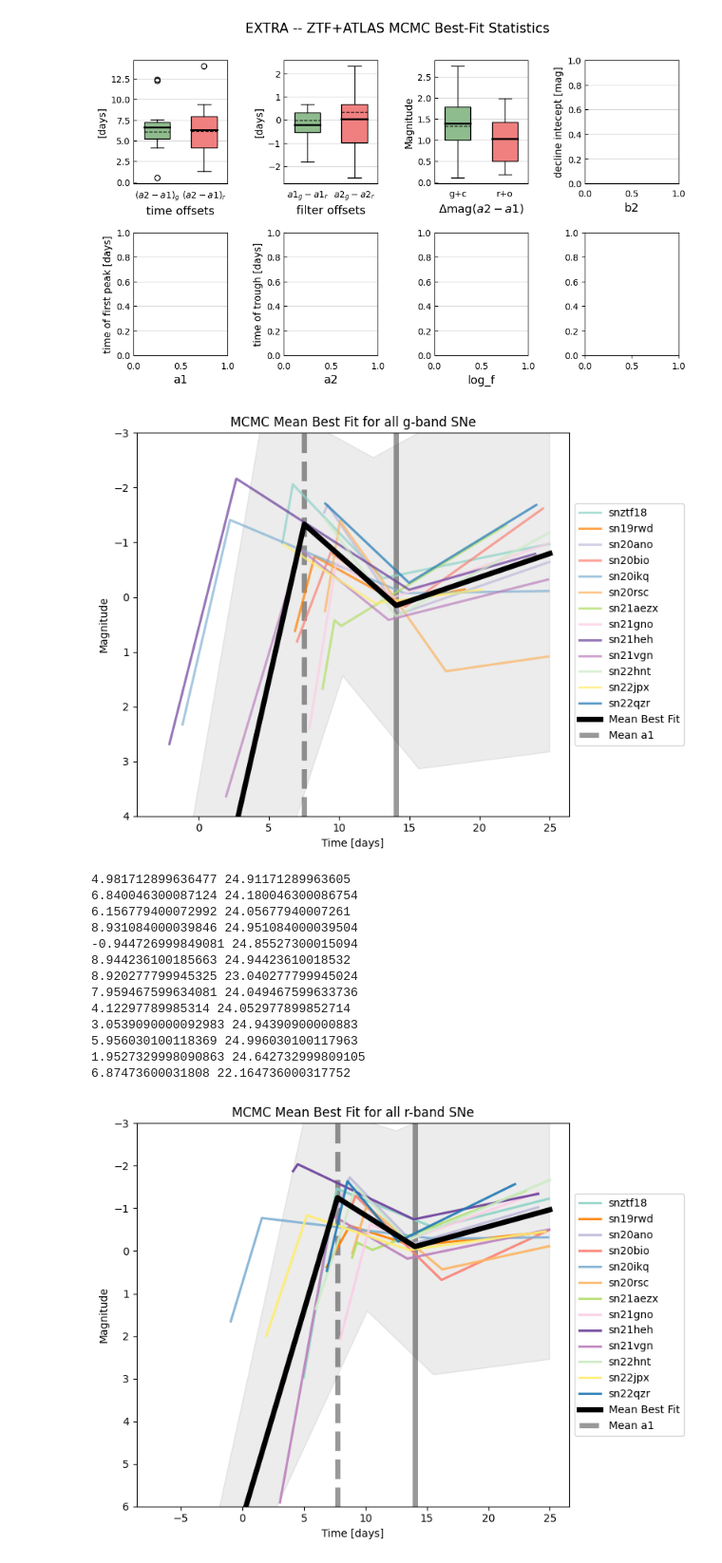
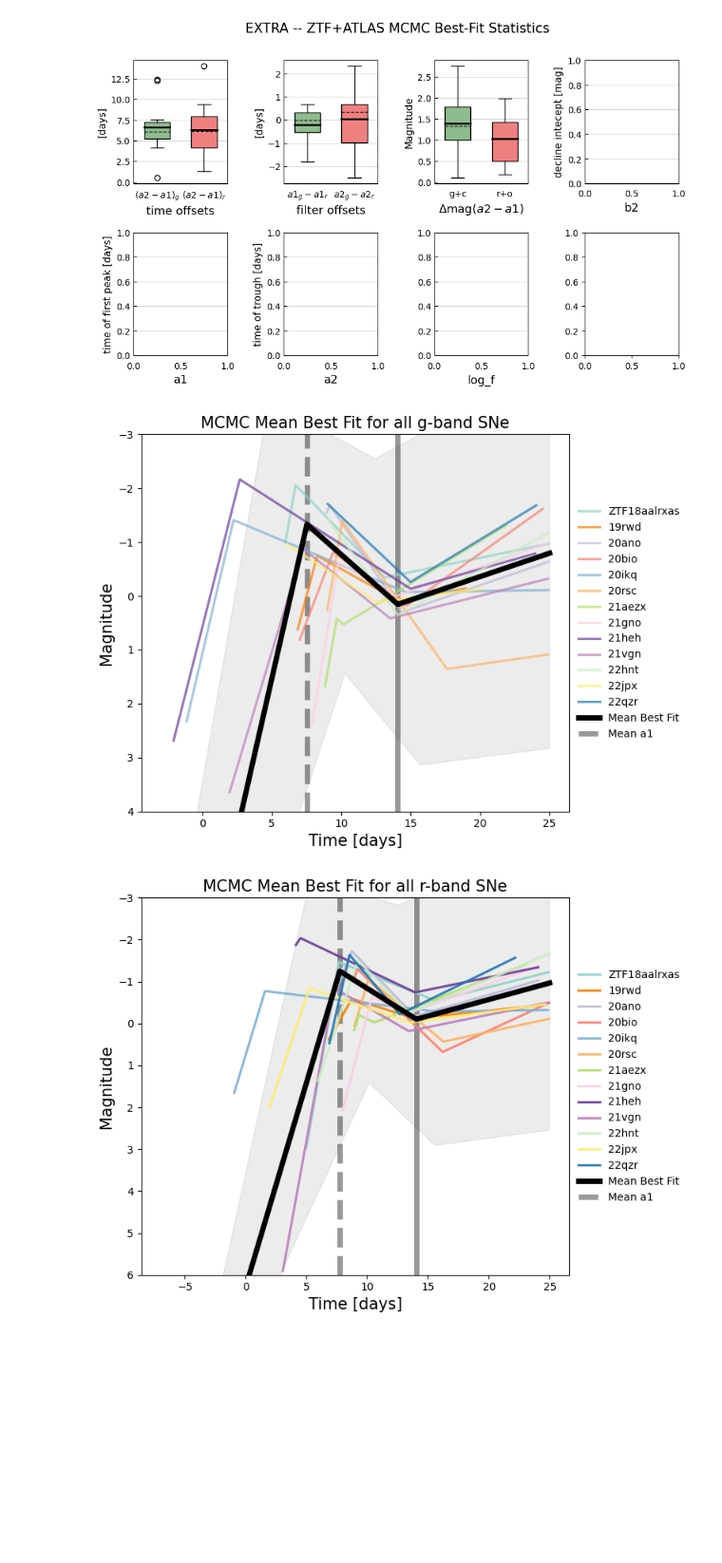
Before and after one commit to aec3675/ztf_IIb, a Jupyter notebook: make_mcmc_plots.ipynb, the cells around one changed output. Shown at 95% size. Drawn from its saved outputs; the diff is of its cells as text; code cells hidden in the pictures; blank space fills up the shorter version.

```diff
--- a/make_mcmc_plots.ipynb
+++ b/make_mcmc_plots.ipynb
@@ -43,6 +44,7 @@ Index(['JD', 'filter', 'mag', 'ztf_mag_lower', 'ztf_mag_upper',
 # %%
 df_str_list = ['snztf18','sn19rwd','sn20ano','sn20bio','sn20ikq','sn20rsc','sn21aezx','sn21gno','sn21heh','sn21vgn','sn22hnt','sn22jpx','sn22qzr']
 df_sub_ls = [snztf18,sn19rwd,sn20ano,sn20bio,sn20ikq,sn20rsc,sn21aezx,sn21gno,sn21heh,sn21vgn,sn22hnt,sn22jpx,sn22qzr]
+plot_names = ['ZTF18aalrxas', '19rwd', '20ano','20bio','20ikq','20rsc','21aezx','21gno','21heh','21vgn','22hnt','22jpx','22qzr']
 # %%
 r1_bool_dict = {
         "g": {"snztf18":True,
@@ -354,10 +356,10 @@ for i,df in enumerate(df_sub_ls):
     a2s.append(best[-2])
 
     #plotting mcmc results
-    plt.plot(x_plt, np.array([model(best, v, r1=r1_bool_dict['g'][df_str]) for v in x_plt]), c=colors[i], label=df_str, alpha=1.0, linewidth=2.25)# linestyle=ls[i])
+    plt.plot(x_plt, np.array([model(best, v, r1=r1_bool_dict['g'][df_str]) for v in x_plt]), c=colors[i], label=plot_names[i], alpha=1.0, linewidth=2.25)# linestyle=ls[i])
     lower_curve = np.array([model(lower_bound, v, r1=r1_bool_dict['g'][df_str]) for v in x_plt])
     upper_curve = np.array([model(upper_bound, v, r1=r1_bool_dict['g'][df_str]) for v in x_plt])
-    # plt.fill_between(x_plt, lower_curve, upper_curve, color='gray', alpha=0.05)
+    plt.fill_between(x_plt, lower_curve, upper_curve, color='gray', alpha=0.05)
 
     # #plotting ztf/atlas data
     x,y,yerr = np.array(g_df['norm_t']),np.array(g_df['norm_m']),np.array(g_df['mag_err_all'])
@@ -365,8 +367,8 @@ for i,df in enumerate(df_sub_ls):
 
 min_a1, med_a1, max_a1 = min(a1s), np.median(a1s), max(a1s)
 min_a2, med_a2, max_a2 = min(a2s), np.median(a2s), max(a2s)
-plt.axvspan(min_a1, max_a1, alpha=0.03, facecolor='gray', label='a1_range', edgecolor='black', hatch='/', zorder=0)
-plt.axvspan(min_a2, max_a2, alpha=0.03, facecolor='gray', label='a2_range', edgecolor='black', hatch='-', zorder=0)
+# plt.axvspan(min_a1, max_a1, alpha=0.03, facecolor='gray', label='a1_range', edgecolor='black', hatch='/', zorder=0)
+# plt.axvspan(min_a2, max_a2, alpha=0.03, facecolor='gray', label='a2_range', edgecolor='black', hatch='-', zorder=0)
 plt.axvline(med_a1,alpha=0.5, color='black', linestyle='dashed', linewidth=3, label='best_a1', zorder=10)
 plt.axvline(med_a2,alpha=0.5, color='black', linestyle='solid', linewidth=3, label='best_a2', zorder=10)
 
@@ -379,6 +381,6 @@ plt.ylim(4,-3)
 ax.legend(handles, labels[0:15], loc='center left', bbox_to_anchor=(1, 0.5))
 
 plt.tight_layout()
-plt.savefig(SAVE_DIR+'/figures/all_mcmc_fits_g_a12err.png')
-# plt.savefig(SAVE_DIR+'/figures/all_mcmc_fits_g_errband_april23.png')
+# plt.savefig(SAVE_DIR+'/figures/all_mcmc_fits_g_a12err.png')
+plt.savefig(SAVE_DIR+'/figures/all_mcmc_fits_g_errband.png')
 # %% [output]
@@ -403,10 +405,10 @@ for i,df in enumerate(df_sub_ls):
     a2s.append(best[-2])
 
     #plotting mcmc results
-    plt.plot(x_plt, np.array([model(best, v, r1=r1_bool_dict['r'][df_str]) for v in x_plt]), c=colors[i], label=df_str, alpha=1.0, linewidth=2.25)# linestyle=ls[i])
+    plt.plot(x_plt, np.array([model(best, v, r1=r1_bool_dict['r'][df_str]) for v in x_plt]), c=colors[i], label=plot_names[i], alpha=1.0, linewidth=2.25)# linestyle=ls[i])
     lower_curve = np.array([model(lower_bound, v, r1=r1_bool_dict['r'][df_str]) for v in x_plt])
     upper_curve = np.array([model(upper_bound, v, r1=r1_bool_dict['r'][df_str]) for v in x_plt])
-    # plt.fill_between(x_plt, lower_curve, upper_curve, color='lightgray', alpha=0.2)
+    plt.fill_between(x_plt, lower_curve, upper_curve, color='lightgray', alpha=0.2)
 
     #plotting ztf data
     x,y,yerr = np.array(r_df['norm_t']),np.array(r_df['norm_m']),np.array(r_df['mag_err_all'])
@@ -414,8 +416,8 @@ for i,df in enumerate(df_sub_ls):
 
 min_a1, med_a1, max_a1 = min(a1s), np.median(a1s), max(a1s)
 min_a2, med_a2, max_a2 = min(a2s), np.median(a2s), max(a2s)
-plt.axvspan(min_a1, max_a1, alpha=0.05, facecolor='gray', label='a1_range', edgecolor='black', hatch='/', zorder=0)
-plt.axvspan(min_a2, max_a2, alpha=0.05, facecolor='gray', label='a2_range', edgecolor='black', hatch='-', zorder=0)
+# plt.axvspan(min_a1, max_a1, alpha=0.05, facecolor='gray', label='a1_range', edgecolor='black', hatch='/', zorder=0)
+# plt.axvspan(min_a2, max_a2, alpha=0.05, facecolor='gray', label='a2_range', edgecolor='black', hatch='-', zorder=0)
 plt.axvline(med_a1,alpha=0.5, color='black', linestyle='dashed', linewidth=3, label='best_a1', zorder=10)
 plt.axvline(med_a2,alpha=0.5, color='black', linestyle='solid', linewidth=3, label='best_a2', zorder=10)
 
@@ -426,6 +428,6 @@ plt.ylim(6,-3)
 handles, labels = ax.get_legend_handles_labels()
 ax.legend(handles, labels[0:15], loc='center left', bbox_to_anchor=(1, 0.5))
 plt.tight_layout()
-plt.savefig(SAVE_DIR+'/figures/all_mcmc_fits_r_a12err.png')
-# plt.savefig(SAVE_DIR+'/figures/all_mcmc_fits_r_errband_april23.png')
+# plt.savefig(SAVE_DIR+'/figures/all_mcmc_fits_r_a12err.png')
+plt.savefig(SAVE_DIR+'/figures/all_mcmc_fits_r_errband.png')
 # %% [output]
@@ -607,7 +609,7 @@ for i,df in enumerate(df_sub_ls):
     a2s.append(best[-2])
 
     #plotting mcmc results
-    plt.plot(x_plt, np.array([model(best, v, r1=r1_bool_dict['g'][df_str]) for v in x_plt]), c=colors[i], label=df_str, alpha=0.7, linewidth=2.25)# linestyle=ls[i])
+    plt.plot(x_plt, np.array([model(best, v, r1=r1_bool_dict['g'][df_str]) for v in x_plt]), c=colors[i], label=plot_names[i], alpha=0.7, linewidth=2.25)# linestyle=ls[i])
     lower_curve = np.array([model(lower_bound, v, r1=r1_bool_dict['g'][df_str]) for v in x_plt])
     upper_curve = np.array([model(upper_bound, v, r1=r1_bool_dict['g'][df_str]) for v in x_plt])
     # plt.fill_between(x_plt, lower_curve, upper_curve, color='gray', alpha=0.05)
@@ -634,16 +636,16 @@ plt.axvline(mean_a2_g,alpha=0.4, color='black', linestyle='solid', linewidth=5,
 
 handles, labels = ax.get_legend_handles_labels()
 
-plt.xlabel('Time [days]')
-plt.ylabel('Magnitude')
-plt.title('MCMC Mean Best Fit for all g-band SNe')
+plt.xlabel('Time [days]', fontsize=15)
+plt.ylabel('Magnitude', fontsize=15)
+plt.title('MCMC Mean Best Fit for all g-band SNe', fontsize=15)
 plt.ylim(4,-3)
-ax.legend(handles, labels[0:15], loc='center left', bbox_to_anchor=(1, 0.5))
+ax.legend(handles, labels[0:15], loc='center left', bbox_to_anchor=(1, 0.5),frameon=False)
 
 plt.tight_layout()
 plt.savefig(SAVE_DIR+'/figures/mean_mcmc_fits_g.png')
 # %% [output]
-[figure, old version]
+[figure, new version]
 # %%
 mean_x = np.arange(-7,25,0.01)
 
@@ -662,51 +664,38 @@ for i,df in enumerate(df_sub_ls):
     a2s.append(best[-2])
 
     #plotting mcmc results
-    plt.plot(x_plt, np.array([model(best, v, r1=r1_bool_dict['r'][df_str]) for v in x_plt]), c=colors[i], label=df_str, alpha=0.9, linewidth=2.25)# linestyle=ls[i])
+    plt.plot(x_plt, np.array([model(best, v, r1=r1_bool_dict['r'][df_str]) for v in x_plt]), c=colors[i], label=plot_names[i], alpha=0.9, linewidth=2.25)# linestyle=ls[i])
     lower_curve = np.array([model(lower_bound, v, r1=r1_bool_dict['r'][df_str]) for v in x_plt])
     upper_curve = np.array([model(upper_bound, v, r1=r1_bool_dict['r'][df_str]) for v in x_plt])
     # plt.fill_between(x_plt, lower_curve, upper_curve, color='lightgray', alpha=0.2)
 
     #plotting ztf data
     x,y,yerr = np.array(r_df['norm_t']),np.array(r_df['norm_m']),np.array(r_df['mag_err_all'])
     # plt.errorbar(x, y, yerr, linestyle='', marker='.', color='gray', alpha=0.05, label='data', markersize=15) #ztf errors,
 
 #overall mean best fit
 mean_fit_r = stats_df[stats_df['filter']=='r']['mean']
 lower_mean =  np.array([model(stats_df[stats_df['filter']=='r']['mean']-stats_df[stats_df['filter']=='r']['std'],v,r1=True) for v in mean_x])
 upper_mean =  np.array([model(stats_df[stats_df['filter']=='r']['mean']+stats_df[stats_df['filter']=='r']['std'],v,r1=True) for v in mean_x])
 plt.plot(mean_x, np.array([model(mean_fit_r, v, r1=True) for v in mean_x]),c='black', label='Mean Best Fit', alpha=1.0, linewidth=5.0)
 plt.fill_between(mean_x, lower_mean, upper_mean, color='gray', alpha=0.15)
 
 mean_a1_r = float(stats_df[stats_df['filter']=='r'].loc[stats_df['param']=='a1']['mean'])
 # lower_a1_g, upper_a1_g = stats_df[stats_df['filter']=='g'].loc[stats_df['param']=='a1']['mean']-stats_df[stats_df['filter']=='g'].loc[stats_df['param']=='a1']['std'], stats_df[stats_df['filter']=='g'].loc[stats_df['param']=='a1']['mean']+stats_df[stats_df['filter']=='g'].loc[stats_df['param']=='a1']['std']
 mean_a2_r = float(stats_df[stats_df['filter']=='r'].loc[stats_df['param']=='a2']['mean'])
 # lower_a2_g, upper_a2_g = stats_df[stats_df['filter']=='g'].loc[stats_df['param']=='a2']['mean']-stats_df[stats_df['filter']=='g'].loc[stats_df['param']=='a2']['std'], stats_df[stats_df['filter']=='g'].loc[stats_df['param']=='a2']['mean']+stats_df[stats_df['filter']=='g'].loc[stats_df['param']=='a2']['std']
 # plt.axvspan(min_a1, max_a1, alpha=0.03, facecolor='gray', label='a1_range', edgecolor='black', hatch='/', zorder=0)
 # plt.axvspan(min_a2, max_a2, alpha=0.03, facecolor='gray', label='a2_range', edgecolor='black', hatch='-', zorder=0)
 plt.axvline(mean_a1_r,alpha=0.4, color='black', linestyle='dashed', linewidth=5, label='Mean a1', zorder=1)
 plt.axvline(mean_a2_r,alpha=0.4, color='black', linestyle='solid', linewidth=5, label='Mean a2', zorder=1)
 
-plt.xlabel('Time [days]')
-plt.ylabel('Magnitude')
-plt.title('MCMC Mean Best Fit for all r-band SNe')
+plt.xlabel('Time [days]', fontsize=15)
+plt.ylabel('Magnitude', fontsize=15)
+plt.title('MCMC Mean Best Fit for all r-band SNe', fontsize=15)
 plt.ylim(6,-3)
 handles, labels = ax.get_legend_handles_labels()
-ax.legend(handles, labels[0:15], loc='center left', bbox_to_anchor=(1, 0.5))
+ax.legend(handles, labels[0:15], loc='center left', bbox_to_anchor=(1, 0.5),frameon=False)
 plt.tight_layout()
 plt.savefig(SAVE_DIR+'/figures/mean_mcmc_fits_r.png')
 # %% [output]
-4.981712899636477 24.91171289963605
-6.840046300087124 24.180046300086754
-6.156779400072992 24.05677940007261
-8.931084000039846 24.951084000039504
--0.944726999849081 24.85527300015094
-8.944236100185663 24.94423610018532
-8.920277799945325 23.040277799945024
-7.959467599634081 24.049467599633736
-4.12297789985314 24.052977899852714
-3.0539090000092983 24.94390900000883
-5.956030100118369 24.996030100117963
-1.9527329998090863 24.642732999809105
-6.87473600031808 22.164736000317752
-[figure, old version]
+[figure, new version]
```
Also changed, not shown: parts of 6 cells of this notebook, 5 other files.
